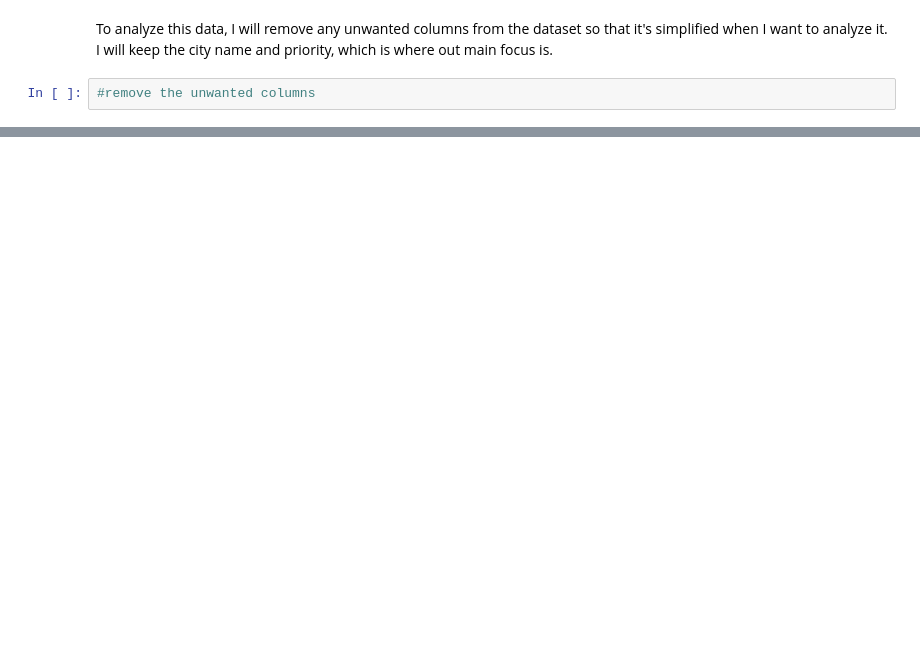
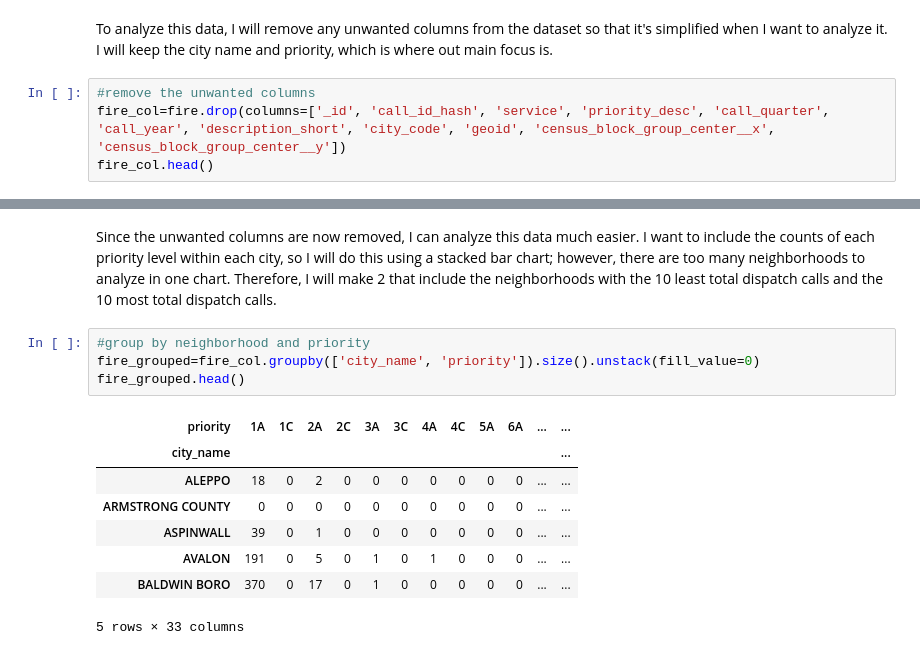
Before and after one commit to Gabifern/Final_Project_BigIdeas_GJK, a Jupyter notebook: 911-Dispatches-Metric.ipynb, the cells around one changed output, grey strips where cells are left out. Cells and saved outputs as stored; diff of their text form; blank space fills up the shorter version.

```diff
--- a/911-Dispatches-Metric.ipynb
+++ b/911-Dispatches-Metric.ipynb
@@ -26,3 +28,5 @@ fire.head()
 To analyze this data, I will remove any unwanted columns from the dataset so that it's simplified when I want to analyze it. I will keep the city name and priority, which is where out main focus is.
 # %%
 #remove the unwanted columns
+fire_col=fire.drop(columns=['_id', 'call_id_hash', 'service', 'priority_desc', 'call_quarter', 'call_year', 'description_short', 'city_code', 'geoid', 'census_block_group_center__x', 'census_block_group_center__y'])
+fire_col.head()
@@ -28,0 +40,15 @@ To analyze this data, I will remove any unwanted columns from the dataset so tha
+# %% [markdown]
+Since the unwanted columns are now removed, I can analyze this data much easier. I want to include the counts of each priority level within each city, so I will do this using a stacked bar chart; however, there are too many neighborhoods to analyze in one chart. Therefore, I will make 2 that include the neighborhoods with the 10 least total dispatch calls and the 10 most total dispatch calls.
+# %%
+#group by neighborhood and priority
+fire_grouped=fire_col.groupby(['city_name', 'priority']).size().unstack(fill_value=0)
+fire_grouped.head()
+# %% [output]
+| priority | 1A | 1C | 2A | 2C | 3A | 3C | 4A | 4C | 5A | 6A | ... | ... |
+| city_name |  |  |  |  |  |  |  |  |  |  |  | ... |
+| ALEPPO | 18 | 0 | 2 | 0 | 0 | 0 | 0 | 0 | 0 | 0 | ... | ... |
+| ARMSTRONG COUNTY | 0 | 0 | 0 | 0 | 0 | 0 | 0 | 0 | 0 | 0 | ... | ... |
+| ASPINWALL | 39 | 0 | 1 | 0 | 0 | 0 | 0 | 0 | 0 | 0 | ... | ... |
+| AVALON | 191 | 0 | 5 | 0 | 1 | 0 | 1 | 0 | 0 | 0 | ... | ... |
+| BALDWIN BORO | 370 | 0 | 17 | 0 | 1 | 0 | 0 | 0 | 0 | 0 | ... | ... |
+5 rows × 33 columns
```
Also changed, not shown: parts of 8 cells of this notebook.
